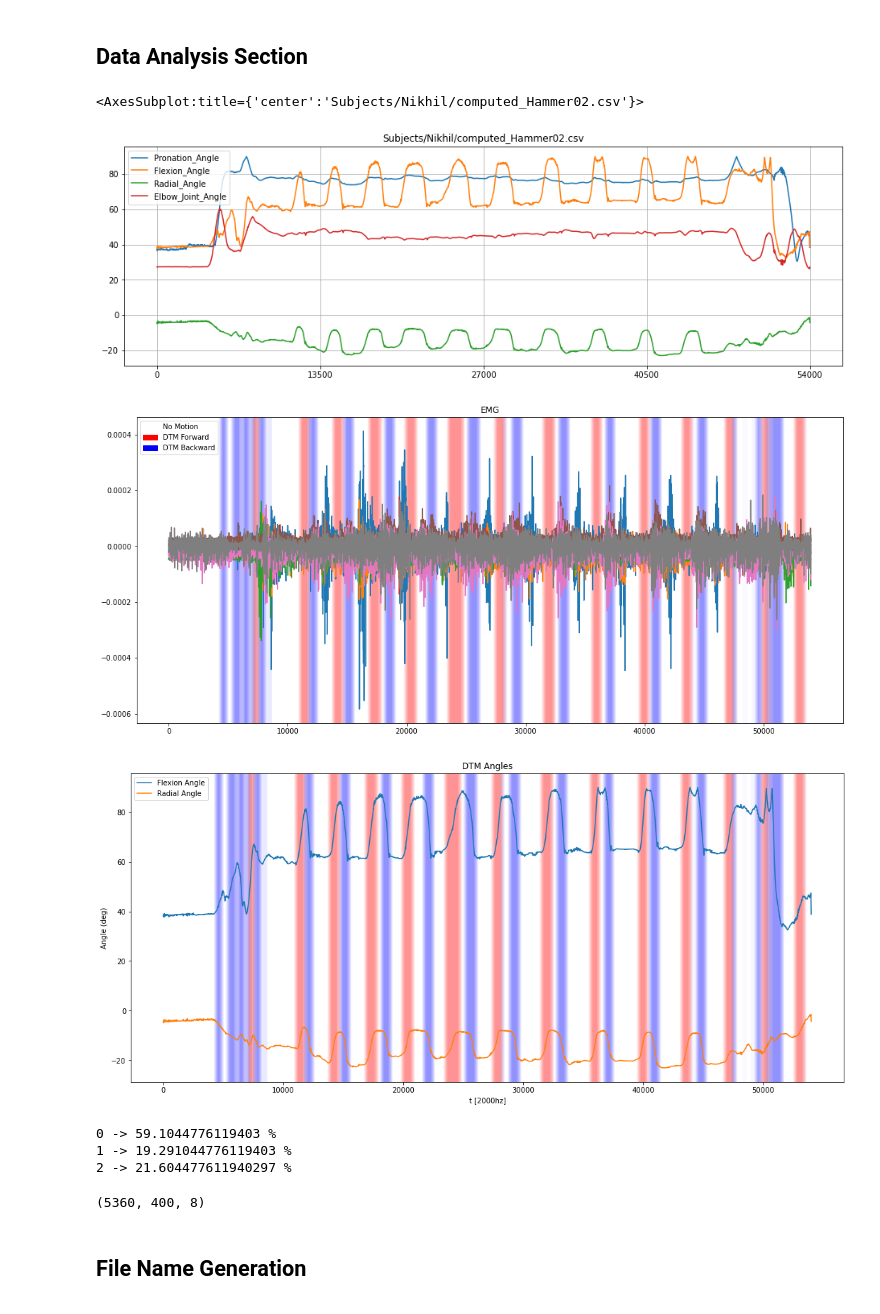
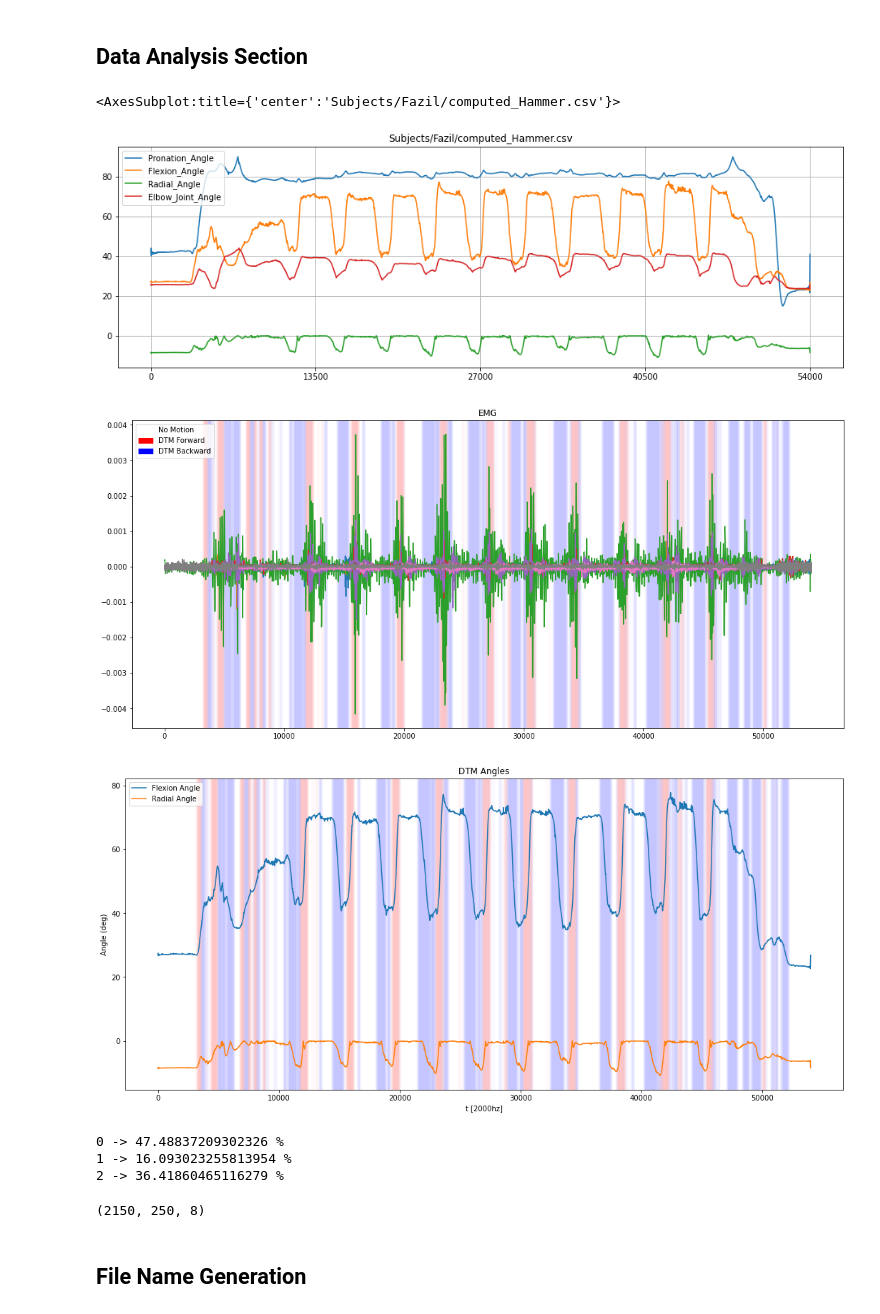
Before and after one commit to fazildgr8/wrist_control_CNN_AWEAR, a Jupyter notebook: DTM_Classifier.ipynb, the cells around one changed output. Saved outputs shown, nothing was run; the diff lists cells and outputs as text; code cells hidden in the pictures.

```diff
--- a/DTM_Classifier.ipynb
+++ b/DTM_Classifier.ipynb
@@ -15,24 +15,24 @@ from pickle import load
 # %% [markdown]
 ## Data Analysis Section
 # %%
-file = 'Subjects/Nikhil/computed_Hammer02.csv'
+file = 'Subjects/Fazil/computed_Hammer.csv'
 emg_labels = ['EMG1','EMG2','EMG3','EMG4','EMG5','EMG6','EMG7','EMG8']
 angle_lables = ['Pronation_Angle','Flexion_Angle',  'Radial_Angle','Elbow_Joint_Angle']
 df = pd.read_csv(file,index_col=0)
 df[angle_lables].plot(figsize=(16,5),title=file,grid=True,xticks=np.linspace(0,len(df),5))
 # %% [output]
-<AxesSubplot:title={'center':'Subjects/Nikhil/computed_Hammer02.csv'}>
+<AxesSubplot:title={'center':'Subjects/Fazil/computed_Hammer.csv'}>
-[figure, old version]
+[figure, new version]
 # %%
-X, y = prep_data_DTM(df,400,interval=10,Normalize=False,plot=True,angle_thresh=0.008,rms=False)
+X, y = prep_data_DTM(df,250,interval=25,Normalize=False,plot=True,angle_thresh=0.005,rms=False)
 X.shape
 # %% [output]
-[figure, old version]
+[figure, new version]
-[figure, old version]
+[figure, new version]
-0 -> 59.1044776119403 %
-1 -> 19.291044776119403 %
-2 -> 21.604477611940297 %
+0 -> 47.48837209302326 %
+1 -> 16.093023255813954 %
+2 -> 36.41860465116279 %
-(5360, 400, 8)
+(2150, 250, 8)
 # %% [markdown]
 ## File Name Generation
 # %%
```
Also changed, not shown: parts of 22 cells of this notebook, 28 other files.
